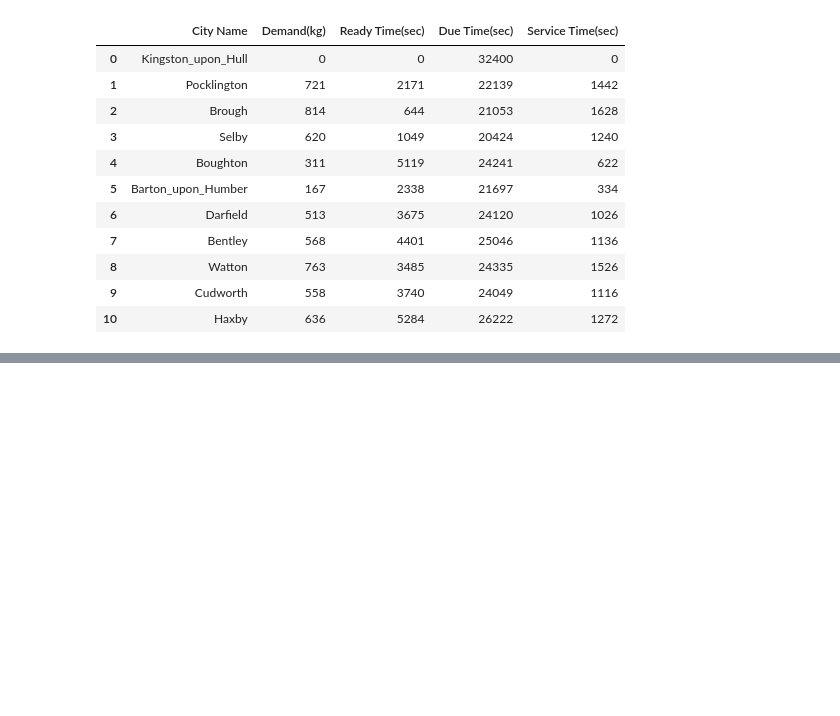
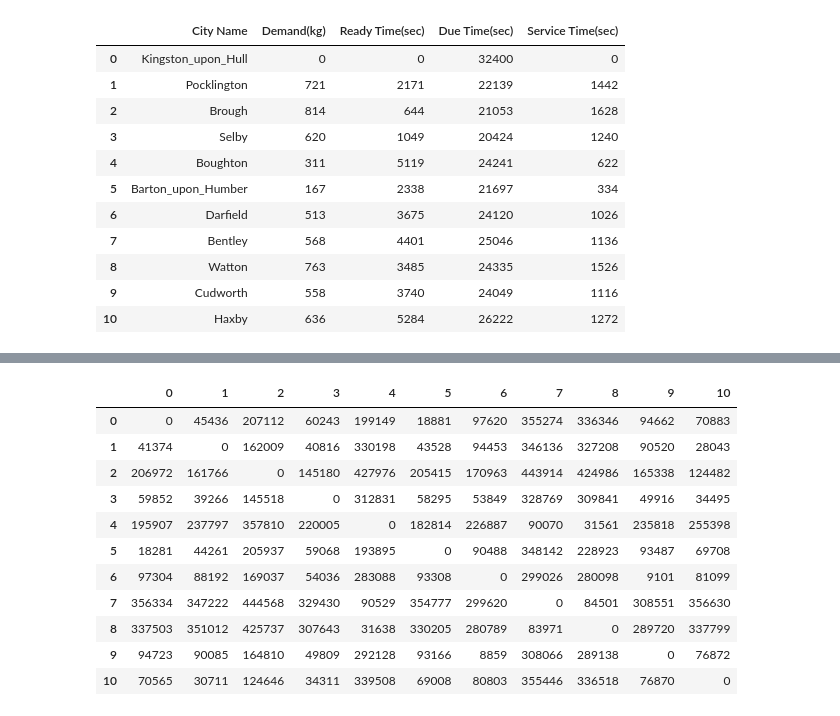
Before and after one commit to kallekj/Explorer, a Jupyter notebook: src/ACO.ipynb, the cells around one changed output, grey strips where cells are left out. Cells and saved outputs as stored; diff of their text form; code cells hidden in the pictures; blank space fills up the shorter version.

```diff
--- a/src/ACO.ipynb
+++ b/src/ACO.ipynb
@@ -100,0 +86,17 @@ route_data = route.to_numpy()
+# %%
+distance_matrix_df, error_code_df = generate_distance_matrix(points_coordinates, api)
+# %%
+distance_matrix_df
+# %% [output]
+|  | 0 | 1 | 2 | 3 | 4 | 5 | 6 | 7 | 8 | 9 | 10 |
+| 0 | 0 | 45436 | 207112 | 60243 | 199149 | 18881 | 97620 | 355274 | 336346 | 94662 | 70883 |
+| 1 | 41374 | 0 | 162009 | 40816 | 330198 | 43528 | 94453 | 346136 | 327208 | 90520 | 28043 |
+| 2 | 206972 | 161766 | 0 | 145180 | 427976 | 205415 | 170963 | 443914 | 424986 | 165338 | 124482 |
+| 3 | 59852 | 39266 | 145518 | 0 | 312831 | 58295 | 53849 | 328769 | 309841 | 49916 | 34495 |
+| 4 | 195907 | 237797 | 357810 | 220005 | 0 | 182814 | 226887 | 90070 | 31561 | 235818 | 255398 |
+| 5 | 18281 | 44261 | 205937 | 59068 | 193895 | 0 | 90488 | 348142 | 228923 | 93487 | 69708 |
+| 6 | 97304 | 88192 | 169037 | 54036 | 283088 | 93308 | 0 | 299026 | 280098 | 9101 | 81099 |
+| 7 | 356334 | 347222 | 444568 | 329430 | 90529 | 354777 | 299620 | 0 | 84501 | 308551 | 356630 |
+| 8 | 337503 | 351012 | 425737 | 307643 | 31638 | 330205 | 280789 | 83971 | 0 | 289720 | 337799 |
+| 9 | 94723 | 90085 | 164810 | 49809 | 292128 | 93166 | 8859 | 308066 | 289138 | 0 | 76872 |
+| 10 | 70565 | 30711 | 124646 | 34311 | 339508 | 69008 | 80803 | 355446 | 336518 | 76870 | 0 |
```
Also changed, not shown: parts of 10 cells of this notebook, 1 other file.
